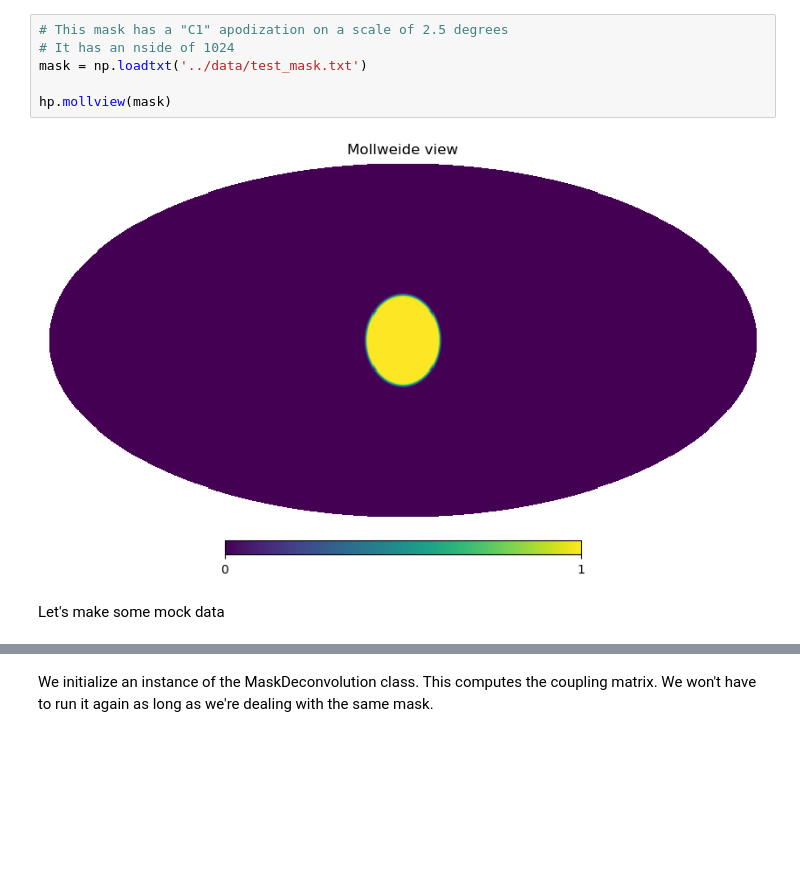
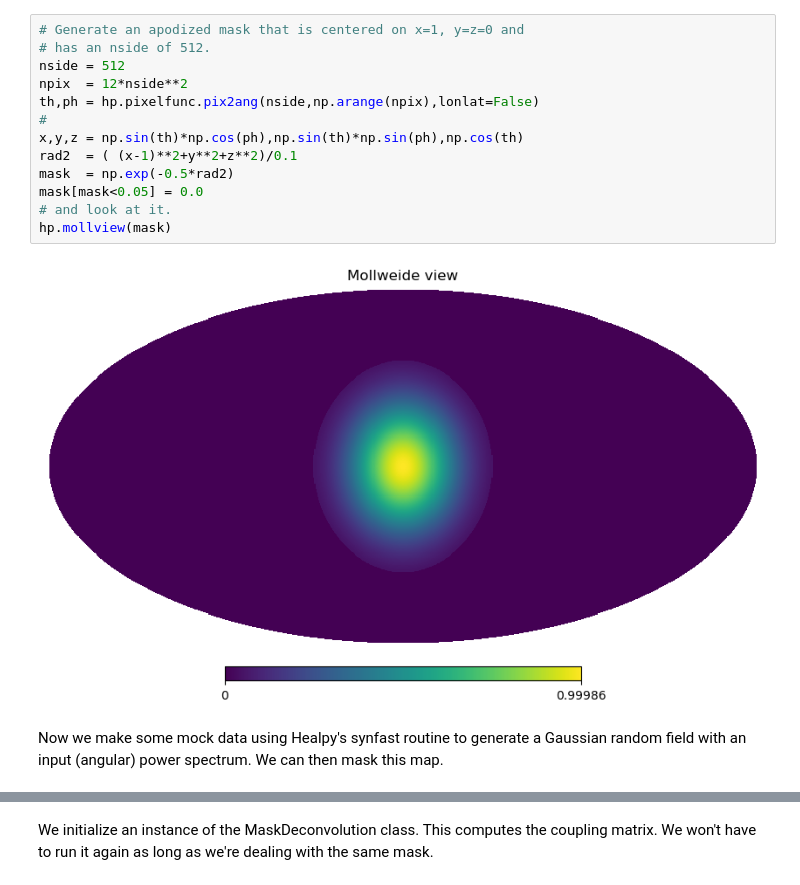
Before and after one commit to martinjameswhite/directsht, a Jupyter notebook: notebooks/mode_coupling_mat.ipynb, the cells around one changed output, grey strips where cells are left out. Drawn from its saved outputs; the diff is of its cells as text; blank space fills up the shorter version.

```diff
--- a/notebooks/mode_coupling_mat.ipynb
+++ b/notebooks/mode_coupling_mat.ipynb
@@ -16,11 +18,18 @@ Let's load a test, apodized mask
 # %%
-# This mask has a "C1" apodization on a scale of 2.5 degrees
-# It has an nside of 1024
-mask = np.loadtxt('../data/test_mask.txt')
-
+# Generate an apodized mask that is centered on x=1, y=z=0 and
+# has an nside of 512.
+nside = 512
+npix  = 12*nside**2
+th,ph = hp.pixelfunc.pix2ang(nside,np.arange(npix),lonlat=False)
+#
+x,y,z = np.sin(th)*np.cos(ph),np.sin(th)*np.sin(ph),np.cos(th)
+rad2  = ( (x-1)**2+y**2+z**2)/0.1
+mask  = np.exp(-0.5*rad2)
+mask[mask<0.05] = 0.0
+# and look at it.
 hp.mollview(mask)
 # %% [output]
-[figure, old version]
+[figure, new version]
 # %% [markdown]
-Let's make some mock data
+Now we make some mock data using Healpy's synfast routine to generate a Gaussian random field with an input (angular) power spectrum.  We can then mask this map.
 # %%
```
Also changed, not shown: parts of 12 cells of this notebook.
